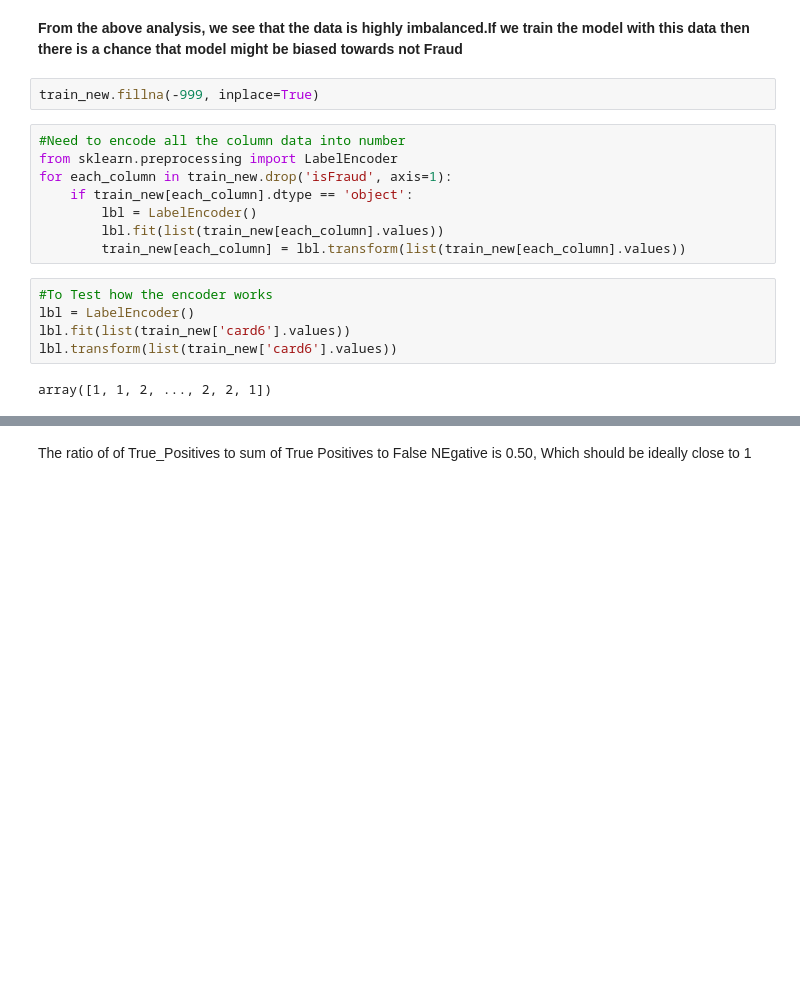
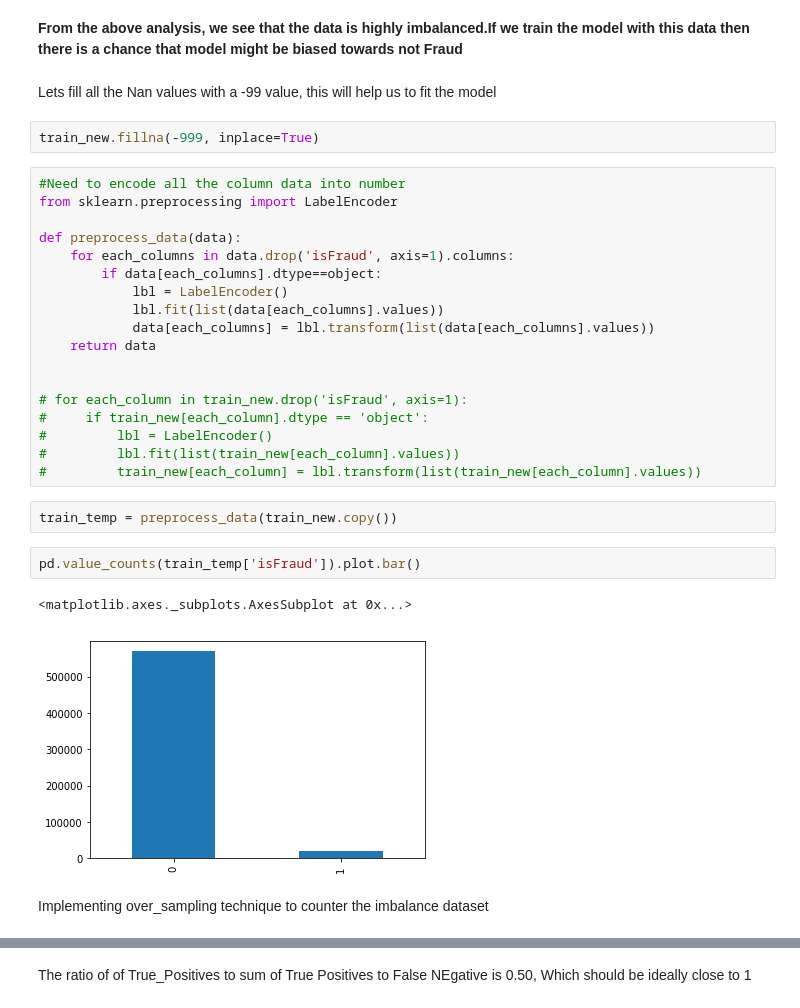
Before and after one commit to AbhilashAbhimsh/Credit-Card-Fraud, a Jupyter notebook: Credit_card_prediction.ipynb, the cells around one changed output, grey strips where cells are left out. Cells and saved outputs as stored; diff of their text form; blank space fills up the shorter version.

```diff
--- a/Credit_card_prediction.ipynb
+++ b/Credit_card_prediction.ipynb
@@ -203,20 +181,34 @@ Name: isFraud, dtype: int64
 # %% [markdown]
 
 **From the above analysis, we see that the data is highly imbalanced.If we train the model with this data then there is a chance that model might be biased towards not Fraud**
+# %% [markdown]
+Lets fill all the Nan values with a -99 value, this will help us to fit the model
 # %%
 train_new.fillna(-999, inplace=True)
 # %%
 #Need to encode all the column data into number
 from sklearn.preprocessing import LabelEncoder
-for each_column in train_new.drop('isFraud', axis=1):
-    if train_new[each_column].dtype == 'object':
-        lbl = LabelEncoder()
-        lbl.fit(list(train_new[each_column].values))
-        train_new[each_column] = lbl.transform(list(train_new[each_column].values))
+
+def preprocess_data(data):
+    for each_columns in data.drop('isFraud', axis=1).columns:
+        if data[each_columns].dtype==object:
+            lbl = LabelEncoder()
+            lbl.fit(list(data[each_columns].values))
+            data[each_columns] = lbl.transform(list(data[each_columns].values))
+    return data
+
+
+# for each_column in train_new.drop('isFraud', axis=1):
+#     if train_new[each_column].dtype == 'object':
+#         lbl = LabelEncoder()
+#         lbl.fit(list(train_new[each_column].values))
+#         train_new[each_column] = lbl.transform(list(train_new[each_column].values))
-# %%
-#To Test how the encoder works
-lbl = LabelEncoder()
-lbl.fit(list(train_new['card6'].values))
-lbl.transform(list(train_new['card6'].values))
-# %% [output]
-array([1, 1, 2, ..., 2, 2, 1])
+# %%
+train_temp = preprocess_data(train_new.copy())
+# %%
+pd.value_counts(train_temp['isFraud']).plot.bar()
+# %% [output]
+<matplotlib.axes._subplots.AxesSubplot at 0x...>
+[figure, added]
+# %% [markdown]
+Implementing over_sampling technique to counter the imbalance dataset
```
Also changed, not shown: parts of 19 cells of this notebook.
